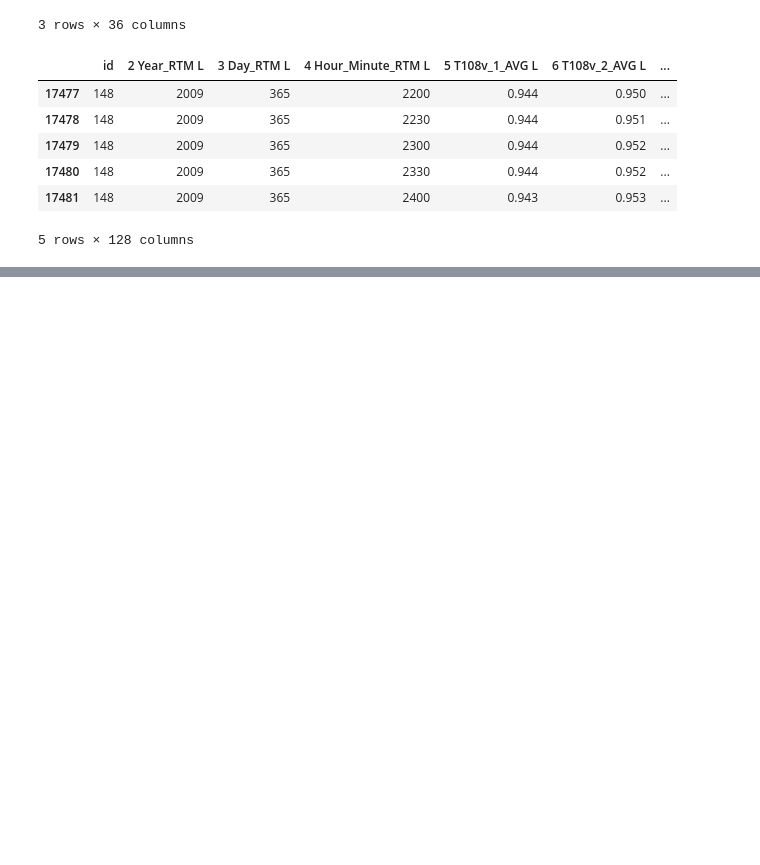
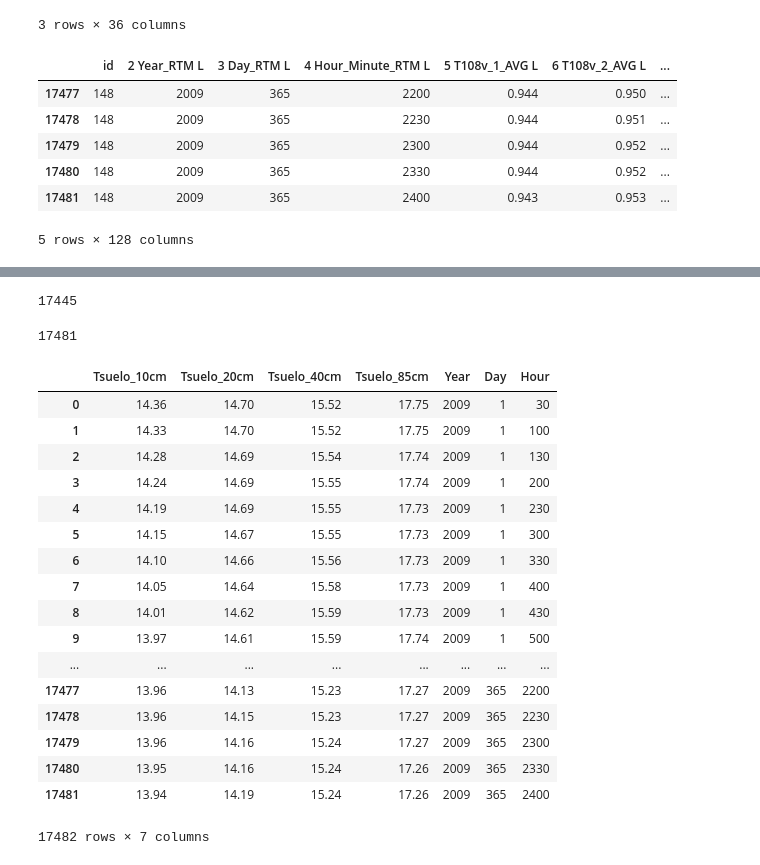
Before and after one commit to JoelA06/Tareas, a Jupyter notebook: Actividad8/Untitled.ipynb, the cells around one changed output, grey strips where cells are left out. Saved outputs shown, nothing was run; the diff lists cells and outputs as text; code cells hidden in the pictures; blank space fills up the shorter version.

```diff
--- a/Actividad8/Untitled.ipynb
+++ b/Actividad8/Untitled.ipynb
@@ -42,8 +58,0 @@ meteo.head()
-# %%
-#Eliminando datos innecesarios de "suelo"
-vacio0 = []
-for m in range(0, len(suelo.columns)):
-    if(re.search("^THETA", suelo.columns[m]) != None):
-        vacio0.append(suelo.columns[m])
-suelo = suelo.drop(vacio0,1)
-suelo.head()
@@ -58,8 +58,0 @@ suelo.head()
-# %%
-#Más columnas de datos vacíos por parte de "suelo"
-vacio1 = []
-for i in range(0, len(suelo.columns)):
-    if(re.search("w+TVWCN", suelo.columns[m]) != None):
-        vacio1.append(suelo.columns[m])
-suelo = suelo.drop(vacio1,1)
-suelo.head()
@@ -73,0 +64,14 @@ suelo.head()
+# %%
+#Utilizando las columnas necesarias de "suelo"
+#2 Year_RTM  L
+#3 Day_RTM  L
+#4 Hour_Minute_RTM  L
+suelo1 = pd.DataFrame()
+suelo1["Tsuelo_10cm"] = suelo["Tsuelo_10cm"]
+suelo1["Tsuelo_20cm"] = suelo["Tsuelo_20cm"]
+suelo1["Tsuelo_40cm"] = suelo["Tsuelo_40cm"]
+suelo1["Tsuelo_85cm"] = suelo["Tsuelo_85cm"]
+suelo1["Year"] = suelo["2 Year_RTM  L"]
+suelo1["Day"] = suelo["3 Day_RTM  L"]
+suelo1["Hour"] = suelo["4 Hour_Minute_RTM  L"]
+suelo1.head()
@@ -73,0 +157,39 @@ suelo.head()
+# %%
+#Obteniendo los datos para graficar el primer inciso
+#Para que la graficación de las temperaturas del aire que son cada 10 min coincidan con las de del suelo
+    #que son cada 30 min
+TempAire  = []
+TempSuelo = []
+meteo2 = []
+var0 = 0
+var1 = 0
+for i in range(3,len(meteo1),3):
+    meteo2.append(meteo1["TIME"][i])
+len(meteo2)
+# %% [output]
+17445
+# %%
+len(suelo1)-1
+# %% [output]
+17481
+# %%
+suelo1
+# %% [output]
+|  | Tsuelo_10cm | Tsuelo_20cm | Tsuelo_40cm | Tsuelo_85cm | Year | Day | Hour |
+| 0 | 14.36 | 14.70 | 15.52 | 17.75 | 2009 | 1 | 30 |
+| 1 | 14.33 | 14.70 | 15.52 | 17.75 | 2009 | 1 | 100 |
+| 2 | 14.28 | 14.69 | 15.54 | 17.74 | 2009 | 1 | 130 |
+| 3 | 14.24 | 14.69 | 15.55 | 17.74 | 2009 | 1 | 200 |
+| 4 | 14.19 | 14.69 | 15.55 | 17.73 | 2009 | 1 | 230 |
+| 5 | 14.15 | 14.67 | 15.55 | 17.73 | 2009 | 1 | 300 |
+| 6 | 14.10 | 14.66 | 15.56 | 17.73 | 2009 | 1 | 330 |
+| 7 | 14.05 | 14.64 | 15.58 | 17.73 | 2009 | 1 | 400 |
+| 8 | 14.01 | 14.62 | 15.59 | 17.73 | 2009 | 1 | 430 |
+| 9 | 13.97 | 14.61 | 15.59 | 17.74 | 2009 | 1 | 500 |
+| ... | ... | ... | ... | ... | ... | ... | ... |
+| 17477 | 13.96 | 14.13 | 15.23 | 17.27 | 2009 | 365 | 2200 |
+| 17478 | 13.96 | 14.15 | 15.23 | 17.27 | 2009 | 365 | 2230 |
+| 17479 | 13.96 | 14.16 | 15.24 | 17.27 | 2009 | 365 | 2300 |
+| 17480 | 13.95 | 14.16 | 15.24 | 17.26 | 2009 | 365 | 2330 |
+| 17481 | 13.94 | 14.19 | 15.24 | 17.26 | 2009 | 365 | 2400 |
+17482 rows × 7 columns
```
Also changed, not shown: parts of 9 cells of this notebook.
